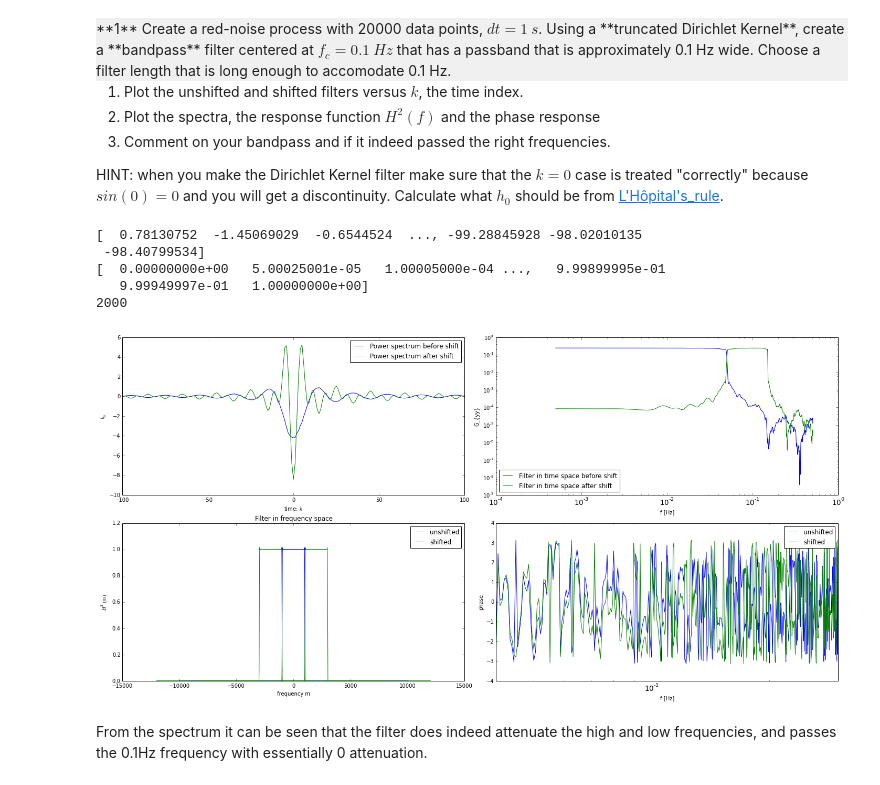
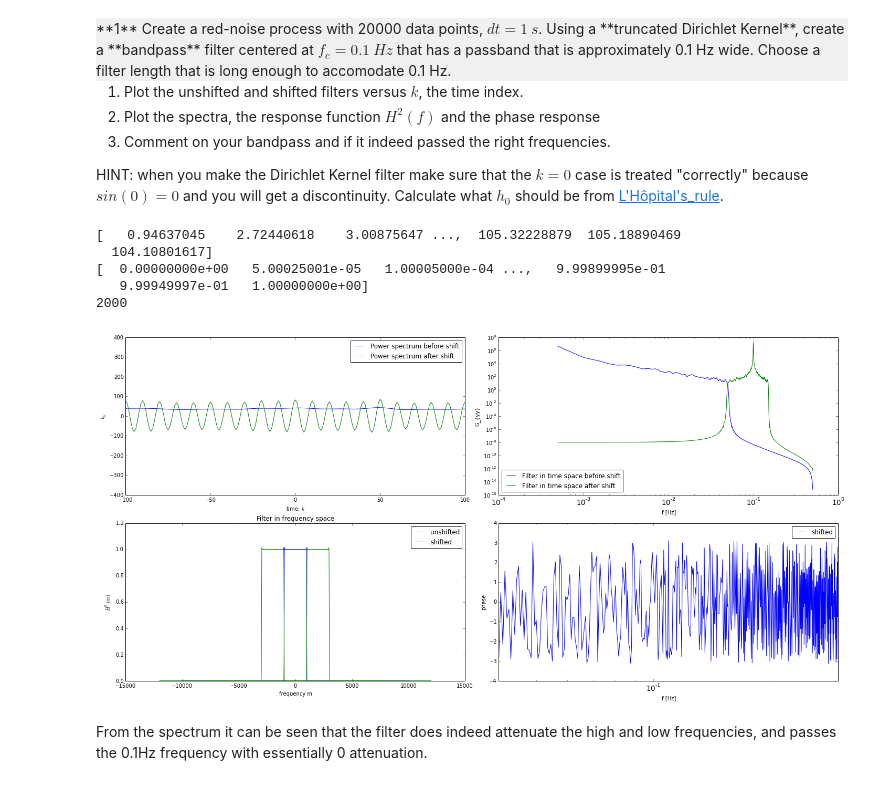
Before and after one commit to rethmecc/Phy411Assignments, a Jupyter notebook: Assignment-07.ipynb, the cells around one changed output. Saved outputs shown, nothing was run; the diff lists cells and outputs as text; code cells hidden in the pictures.

```diff
--- a/Assignment-07.ipynb
+++ b/Assignment-07.ipynb
@@ -254,7 +256,8 @@ w[abs(k)<=(K-1)/2]=np.hanning(K)
 h=h*w
 H = N*np.fft.fftshift(np.fft.ifft(h))
 Y=np.fft.fftshift(H*X)
-y=h*x
+#y=h*x
+y = np.convolve(x,h,mode='same')
 ysh=y*2*np.cos(2*0.1*np.pi*k)
 
 Gyy,f  = mlab.psd(y,**args)
@@ -269,37 +272,37 @@ ax[0][0].legend()
 ax[0][0].set_ylabel(r'$h_k$');ax[0][0].set_xlabel(r'time: $k$')
 ax[0][0].set_xlim(-100,100)
 
 ax[0][1].loglog(f,Gyy,label='Filter in time space before shift')
 ax[0][1].loglog(f,Gyysh,label='Filter in time space after shift')
 ax[0][1].set_ylabel('G_{yy}')
 ax[0][1].set_xlabel('f [Hz]')
 ax[0][1].tick_params(axis='x', labelsize=13.5)
 ax[0][1].legend(loc='lower left')
 
 ax[1][0].plot(k,abs(H**2),label='unshifted')
 ax[1][0].set_title('Filter in frequency space')
 Hsh=N*np.fft.fftshift(np.fft.ifft(ysh))
 ax[1][0].plot(k-0.1*N,abs(H**2),label='shifted',color='g');ax[1][0].plot(k+0.1*N,abs(H**2),label='',color='g')
 ax[1][0].legend()
 ax[1][0].set_ylabel('$H^2(m)$')
 ax[1][0].set_xlabel('frequency m')
 
-ax[1][1].semilogx(f,np.angle(Gxy),label='unshifted')
+#ax[1][1].semilogx(f,np.angle(Gxy),label='unshifted')
 ax[1][1].semilogx(f,np.angle(Gxysh),label='shifted')
 ax[1][1].legend()
 ax[1][1].set_xlim(0.04,0.3)
 ax[1][1].set_xlabel('f [Hz]')
 ax[1][1].set_ylabel('phase')
 ax[1][1].tick_params(axis='x', labelsize=13.5)
 
 plt.tight_layout()
 # %% [output]
-[  0.78130752  -1.45069029  -0.6544524  ..., -99.28845928 -98.02010135
- -98.40799534]
+[   0.94637045    2.72440618    3.00875647 ...,  105.32228879  105.18890469
+  104.10801617]
 [  0.00000000e+00   5.00025001e-05   1.00005000e-04 ...,   9.99899995e-01
    9.99949997e-01   1.00000000e+00]
 2000
-[figure, old version]
+[figure, new version]
 # %% [markdown]
 From the spectrum it can be seen that the filter does indeed attenuate the high and low frequencies, and passes the 0.1Hz frequency with essentially 0 attenuation.
 # %% [markdown]
```
Also changed, not shown: parts of 4 cells of this notebook.
